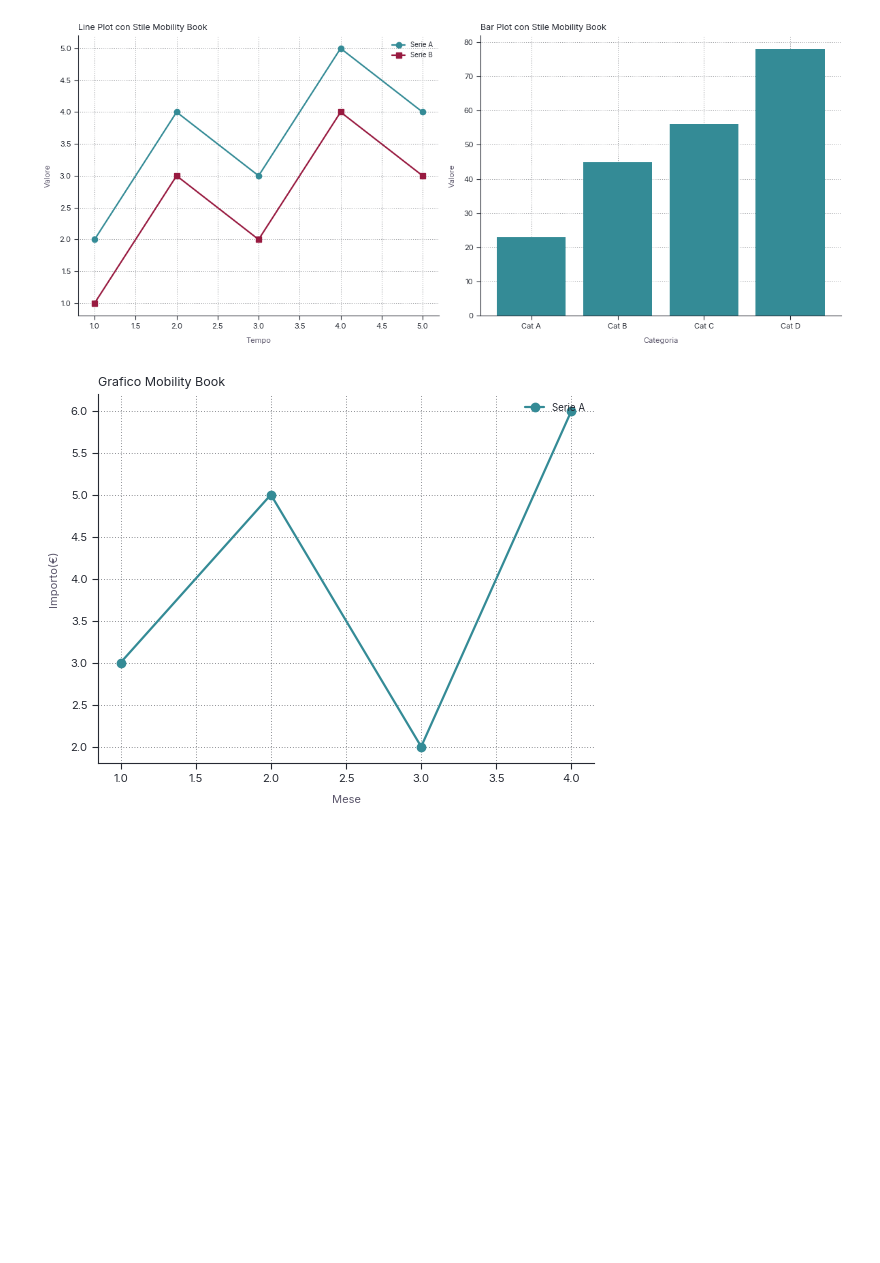
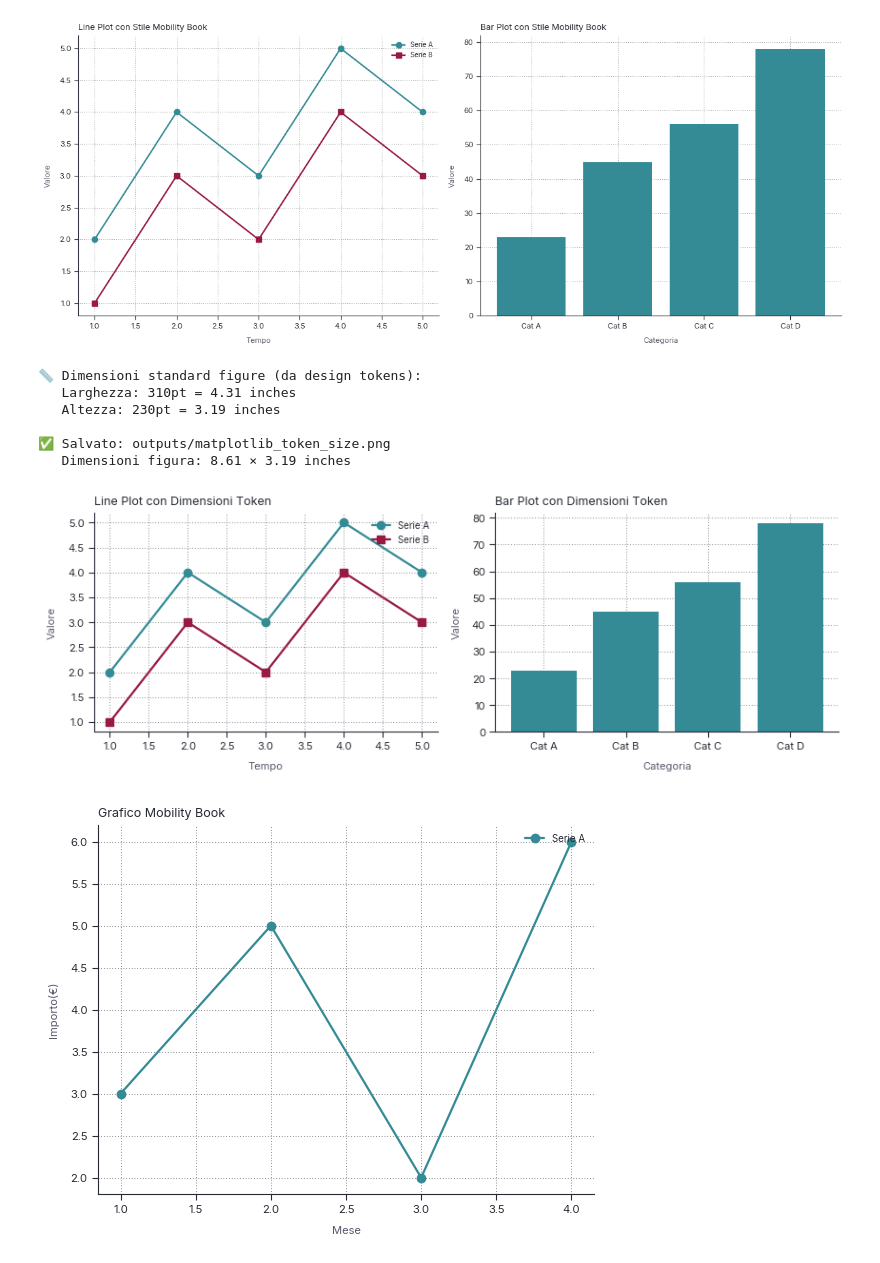
Before and after one commit to danielefadda/mobility-book-graphic-style-guide, a Jupyter notebook: examples/demo_new_api.ipynb, the cells around one changed output. Drawn from its saved outputs; the diff is of its cells as text; code cells hidden in the pictures; blank space fills up the shorter version.

```diff
--- a/examples/demo_new_api.ipynb
+++ b/examples/demo_new_api.ipynb
@@ -153,6 +157,57 @@ plt.show()
 Matplotlib is building the font cache; this may take a moment.
 ✅ Salvato: outputs/matplotlib_new_api.png
 [figure]
+# %%
+# Usa le dimensioni dai design tokens per la figura
+from mobility_book_style.utils import to_inches
+from mobility_book_style._tokens import token
+
+# Ottieni le dimensioni dai token e converti in inches
+fig_width = to_inches(token.component.figure.default.width)
+fig_height = to_inches(token.component.figure.default.height)
+
+print(f"📏 Dimensioni standard figure (da design tokens):")
+print(f"   Larghezza: {token.component.figure.default.width} = {fig_width:.2f} inches")
+print(f"   Altezza: {token.component.figure.default.height} = {fig_height:.2f} inches")
+
+# Per 2 subplot affiancati, raddoppia la larghezza
+fig, (ax1, ax2) = plt.subplots(1, 2, figsize=(fig_width * 2, fig_height))
+
+# Grafico 1: Line plot
+ax1.plot([1, 2, 3, 4, 5], [2, 4, 3, 5, 4], label='Serie A', marker='o')
+ax1.plot([1, 2, 3, 4, 5], [1, 3, 2, 4, 3], label='Serie B', marker='s')
+ax1.set_title('Line Plot con Dimensioni Token')
+ax1.set_xlabel('Tempo')
+ax1.set_ylabel('Valore')
+ax1.legend()
+ax1.grid(True, axis='y')
+
+# Grafico 2: Bar plot
+categories = ['Cat A', 'Cat B', 'Cat C', 'Cat D']
+values = [23, 45, 56, 78]
+ax2.bar(categories, values)
+ax2.set_title('Bar Plot con Dimensioni Token')
+ax2.set_xlabel('Categoria')
+ax2.set_ylabel('Valore')
+ax2.grid(True, axis='y')
+
+plt.tight_layout()
+
+# Salva
+output_path = OUT / 'matplotlib_token_size.png'
+plt.savefig(output_path, dpi=300, bbox_inches='tight')
+print(f"\n✅ Salvato: {output_path}")
+print(f"   Dimensioni figura: {fig_width * 2:.2f} × {fig_height:.2f} inches")
+
+plt.show()
+# %% [output]
+📏 Dimensioni standard figure (da design tokens):
+   Larghezza: 310pt = 4.31 inches
+   Altezza: 230pt = 3.19 inches
+
+✅ Salvato: outputs/matplotlib_token_size.png
+   Dimensioni figura: 8.61 × 3.19 inches
+[figure, added]
 # %%
 # Crea il tuo grafico
 fig, ax = plt.subplots()
```
Also changed, not shown: parts of 3 cells of this notebook, 5 other files.
